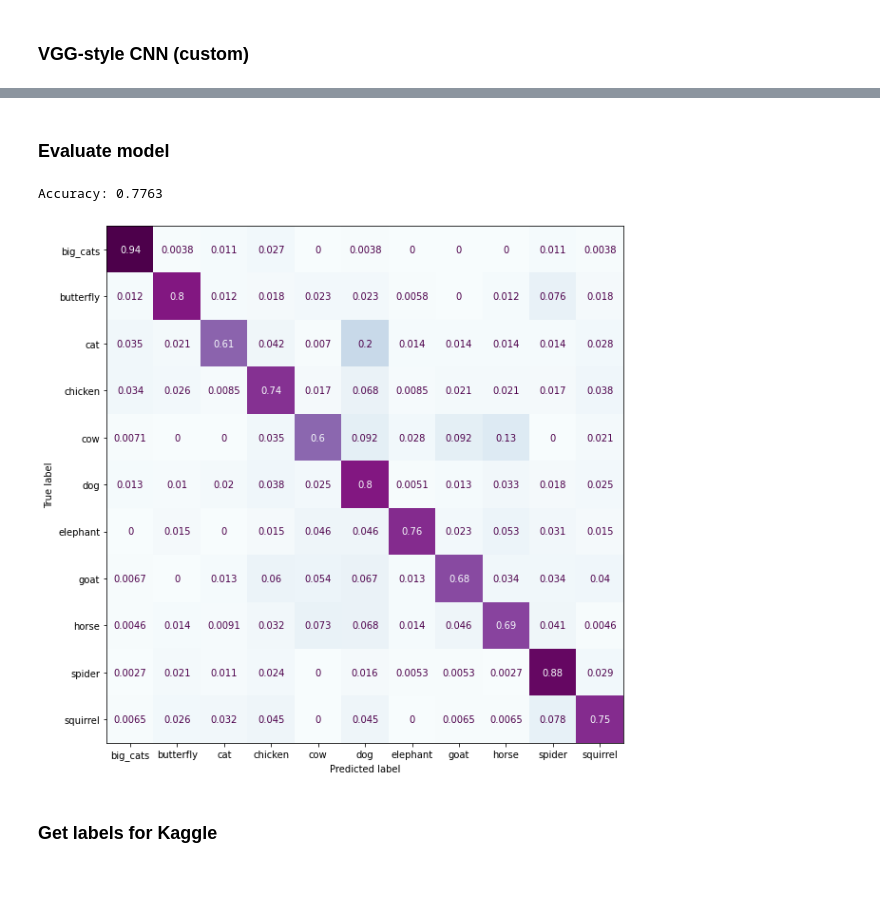
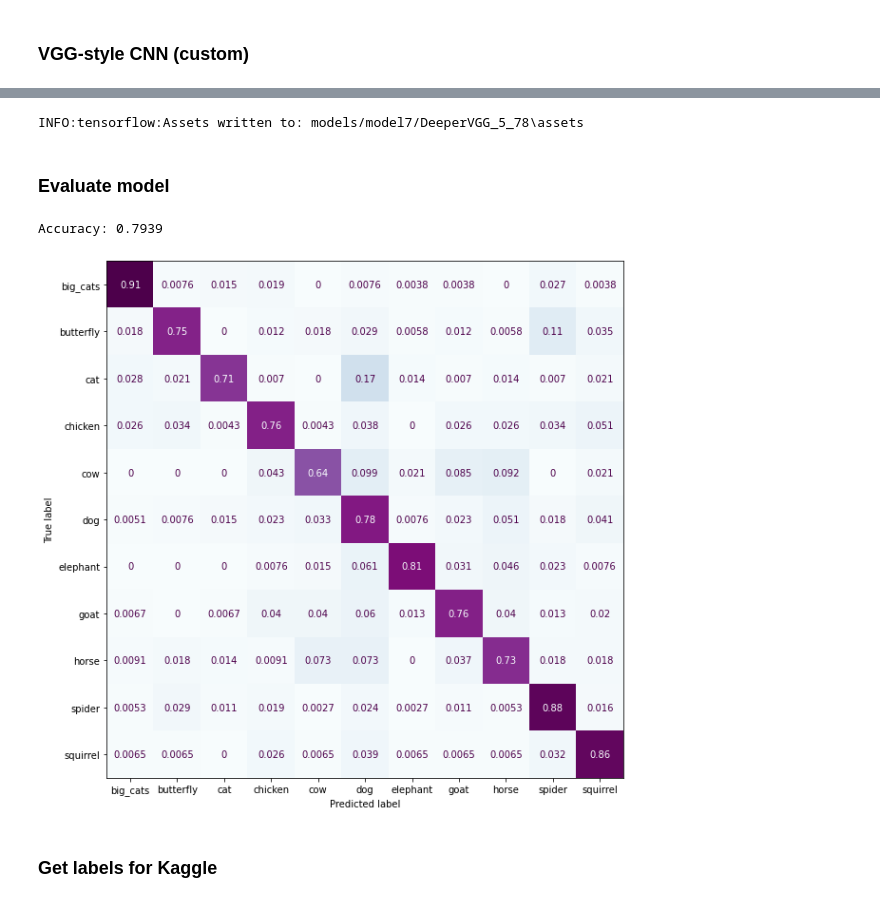
Before and after one commit to guillaume-jones/INF8245E, a Jupyter notebook: Kaggle/model7_deepervgg.ipynb, the cells around one changed output, grey strips where cells are left out. Drawn from its saved outputs; the diff is of its cells as text; code cells hidden in the pictures.

```diff
--- a/Kaggle/model7_deepervgg.ipynb
+++ b/Kaggle/model7_deepervgg.ipynb
@@ -35,7 +35,7 @@ class VGG(kt.HyperModel):
             dense_l2_reg = hyperparameters.Choice('dense_l2_reg', [0.00001, 0.0001, 0.001])
             dense_dropout = hyperparameters.Float('dense_dropout', 0.2, 0.5, step=0.1)
         else:
-            dense_l2_reg = 0.0001
+            dense_l2_reg = 0.001
             dense_dropout = 0.3
 
         # Fixed hyperparameters
@@ -55,15 +55,15 @@ class VGG(kt.HyperModel):
         output = self.conv_layer(output, 256, stride=2)
         output = self.conv_layer(output, 256)
         output = layers.BatchNormalization()(output)
+        # output = layers.Dropout(dense_dropout / 4)(output)
         output = self.conv_layer(output, 512, stride=2, padding='valid')
         output = layers.BatchNormalization()(output)
 
         # Final output
-        output = layers.SpatialDropout2D(dense_dropout / 2)(output)
         output = layers.Flatten()(output)
-        # output = layers.Dropout(dense_dropout / 2)(output)
+        output = layers.Dropout(dense_dropout / 2)(output)
         output = layers.Dense(
-            128, activation='relu', kernel_initializer='he_uniform',
+            64, activation='relu', kernel_initializer='he_uniform',
             kernel_regularizer=keras.regularizers.l2(dense_l2_reg),
             bias_regularizer=keras.regularizers.l2(dense_l2_reg))(output)
         output = layers.Dropout(dense_dropout)(output)
@@ -121,4 +121,4 @@ tuner.results_summary()
 print('Building new model')
 model, history = kaggle.train_model(
     VGG().build(None), train_dataset_augmented, valid_dataset,
-    epochs=200, valid_patience=30, epoch_length=epoch_length)
+    epochs=200, valid_patience=35, epoch_length=epoch_length)
@@ -139,20 +181,22 @@ fine_model, history = kaggle.fine_tune_model(
 # %%
 # Save fine-tuned model
-fine_model.save(f'models/{model_number}/DeeperVGG_3')
+fine_model.save(f'models/{model_number}/DeeperVGG_5_78')
+# %% [output]
+INFO:tensorflow:Assets written to: models/model7/DeeperVGG_5_78\assets
 # %% [markdown]
 ### Evaluate model
 # %%
-model_to_evaluate = model_name # Can be changed to evaluate older models
+model_to_evaluate = 'DeeperVGG_4_79'
 model = keras.models.load_model(f'models/{model_number}/{model_to_evaluate}')
 
 test_pred_raw = model.predict(valid_dataset.batch(128))
 test_pred = np.argmax(test_pred_raw, axis=1)
 
 kaggle.print_accuracy(valid_labels, test_pred)
 kaggle.plot_confusion_matrix(valid_labels, test_pred)
 # %% [output]
-Accuracy: 0.7763
+Accuracy: 0.7939
-[figure, old version]
+[figure, new version]
 # %% [markdown]
 ### Get labels for Kaggle
 # %%
```
Also changed, not shown: parts of 5 cells of this notebook, 28 other files.
